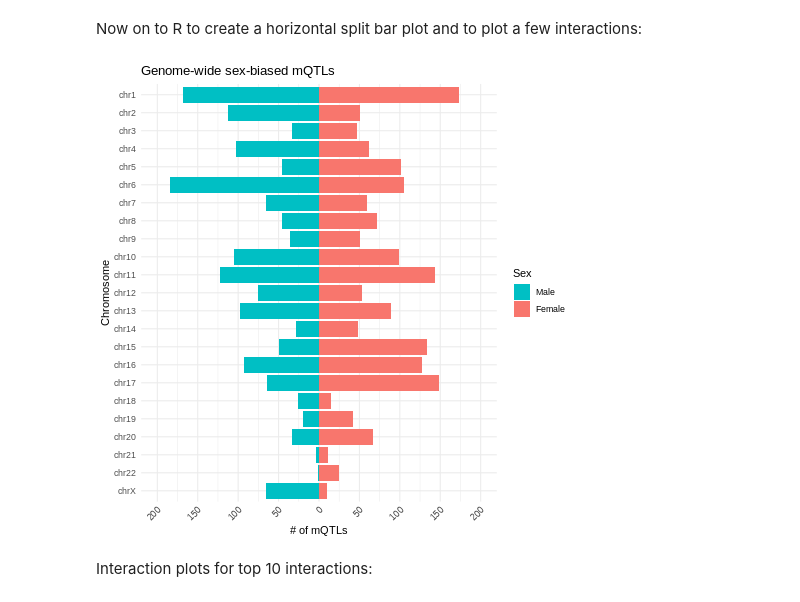
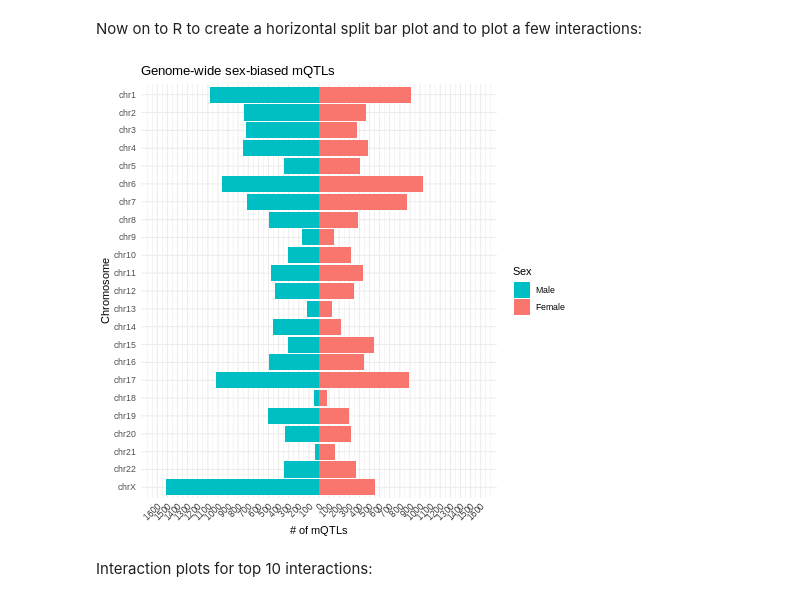
Before and after one commit to wilcas/sex_specific_mQTL, a Jupyter notebook: delahaye_mQTL_analyses/mQTL_exploration_filtering.ipynb, the cells around one changed output. Saved outputs shown, nothing was run; the diff lists cells and outputs as text; code cells hidden in the pictures.

```diff
--- a/delahaye_mQTL_analyses/mQTL_exploration_filtering.ipynb
+++ b/delahaye_mQTL_analyses/mQTL_exploration_filtering.ipynb
@@ -223,12 +220,13 @@ The filters to try here are:
 1. Sex specific MAF and dosage filters
 # %%
 def maf_filter(geno, N, maf): # SNP, genotypes, subjects
-    freq = ((2 * geno.iloc[:,1:].sum(axis=1)) / N).to_numpy()
+    freq = ((geno.iloc[:,1:].sum(axis=1)) / (2*N)).to_numpy()
+    print(min(freq))
     return geno['SNP'][(freq >= maf) & (freq <= (1.0 - maf))]
 
 def dosage_filter(dosage_freq, N, maf):
-    filt1 = dosage_freq / N >= maf
-    filt2 = dosage_freq / N <= (1.0 - maf)
+    filt1 = (dosage_freq / N) >= maf
+    filt2 = (dosage_freq / N )<= (1.0 - maf)
     ix1 = filt1.apply(np.all,axis=1).to_numpy().flatten()
     ix2 = filt2.apply(np.all,axis=1).to_numpy().flatten()
     return dosage_freq.index[ix1 & ix2]
@@ -538,7 +542,7 @@ aFC_df_robust = pd.read_csv("../../delahaye_QC/delahaye_robust_regression_fdr_hi
 threshold = delahaye_hits_sex['p-value'].max()
 dosage_filter = np.intersect1d(male_dosage_01,female_dosage_01)
 dosage_filter_05 = np.intersect1d(male_dosage_05,female_dosage_05)
-delahaye_sex_to_plot_chr = aFC_df[(aFC_df['p-value'] < threshold) & (aFC_df['SNP'].isin(all_05))]
+delahaye_sex_to_plot_chr = aFC_df[(aFC_df['p-value'] < threshold)]
 delahaye_sex_to_plot_int = aFC_df_robust[((aFC_df_robust['res_f'] < threshold) | (aFC_df_robust['res_m'] < threshold)) & (aFC_df_robust['SNP'].isin(dosage_filter))]
 sbmqtl_genotypes = genotypes[genotypes['SNP'].isin(delahaye_sex_to_plot_int['SNP'])]
 sbmqtl_methylation = methylation[methylation['cpg'].isin(delahaye_sex_to_plot_int['gene'])].compute()
@@ -568,19 +583,19 @@ Now on to R to create a horizontal split bar plot and to plot a few interactions
 # %%
 %%R -i count_df
 
 count_df$CHR <- factor(count_df$CHR, levels = paste0("chr",c("X",22:1)))
 count_df$Sex <- factor(count_df$Sex, levels = c("Male","Female"))
 ggplot(count_df,aes(CHR,mQTLs,fill = Sex)) +
     geom_bar(stat="identity",position="identity") +
     coord_flip() +
-    scale_y_continuous(breaks=seq(-200, 200, 50),labels=as.character(c(seq(200,0,-50),seq(50,200,50))),limits=c(-200,200))+
+    scale_y_continuous(breaks=seq(-1600, 1600, 100),labels=as.character(c(seq(1600,0,-100),seq(100,1600,100))),limits=c(-1600,1600))+
     theme_minimal() +
     scale_fill_manual(values = c("#00bfc4","#f8766d"))+
     labs(y="# of mQTLs",x = "Chromosome") +
     ggtitle("Genome-wide sex-biased mQTLs") +
     theme(axis.text.x = element_text(angle=45,hjust=1,vjust=1))
 # %% [output]
-[figure, old version]
+[figure, new version]
 # %% [markdown]
 Interaction plots for top 10 interactions:
 # %%
```
Also changed, not shown: parts of 22 cells of this notebook, 4 other files.
